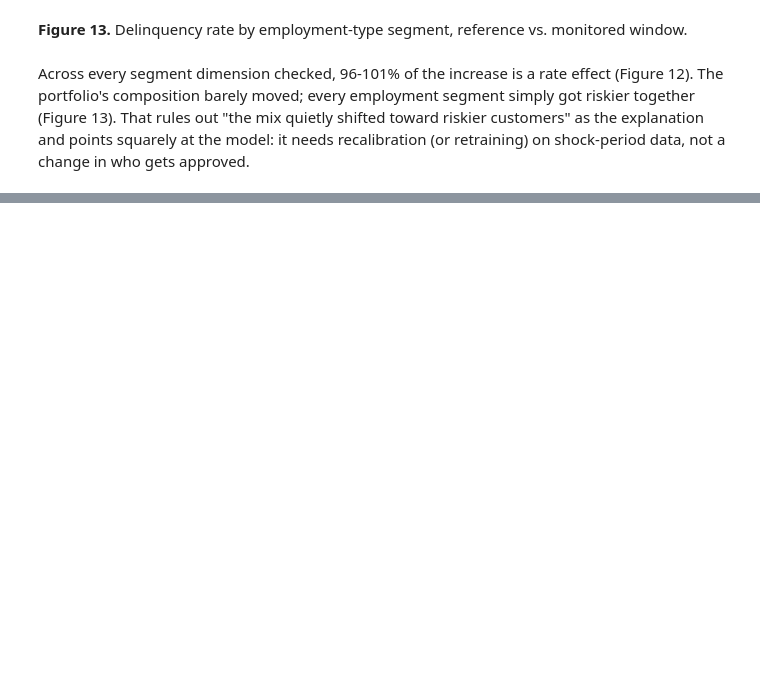
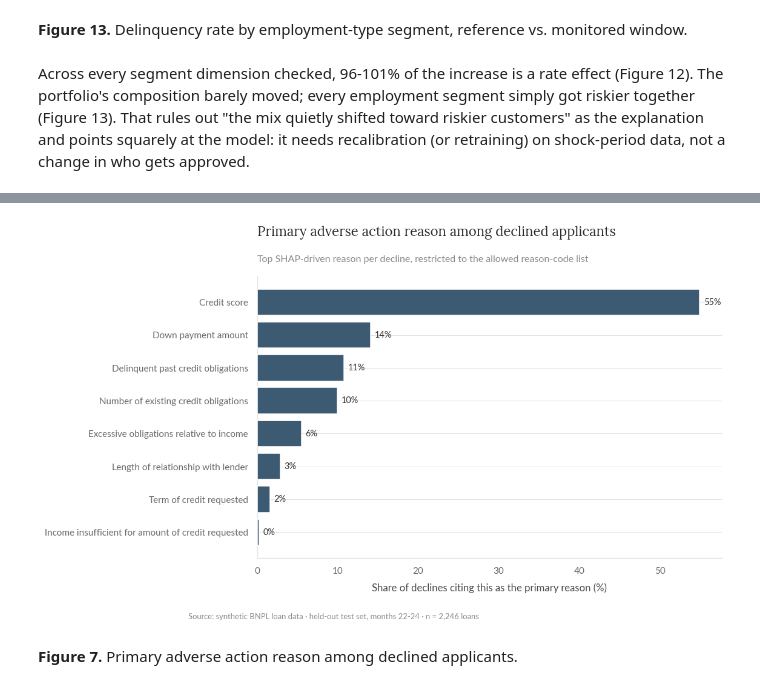
Before and after one commit to gus-morales/work-showcase, a Jupyter notebook: projects/01-delinquency-risk-model/notebooks/01_delinquency_risk_model.ipynb, the cells around one changed output, grey strips where cells are left out. Cells and saved outputs as stored; diff of their text form; code cells hidden in the pictures; blank space fills up the shorter version.

```diff
--- a/projects/01-delinquency-risk-model/notebooks/01_delinquency_risk_model.ipynb
+++ b/projects/01-delinquency-risk-model/notebooks/01_delinquency_risk_model.ipynb
@@ -595,0 +646,13 @@ Across every segment dimension checked, 96-101% of the increase is a rate effect
+# %%
+declined_mask = ~approved
+labels = [reason_label(f) for f in feature_names]
+allowed_idx = [i for i, lab in enumerate(labels) if lab is not None]
+
+declined_values = shap_values.values[declined_mask][:, allowed_idx]
+declined_labels = [labels[i] for i in allowed_idx]
+top_reasons = [top_reasons_from_shap_row(row, declined_labels, top_n=3) for row in declined_values]
+
+top1_counts = pd.Series([r[0] for r in top_reasons if r]).value_counts()
+n_declined = int(declined_mask.sum())
+print(f"{n_declined:,} declined applicants")
+(top1_counts / n_declined).round(3)
@@ -595,0 +670,15 @@ Across every segment dimension checked, 96-101% of the increase is a rate effect
+# %%
+fig, ax = plt.subplots(figsize=(9, 5.5))
+counts = top1_counts.sort_values(ascending=True)
+ax.barh(counts.index, counts.values / n_declined * 100, color=SLATE, zorder=3)
+for i, v in enumerate(counts.values):
+    ax.text(v / n_declined * 100 + 0.5, i, f"{v/n_declined:.0%}", va="center", fontsize=9.5, color="#333")
+style_ax(ax, title="Primary adverse action reason among declined applicants",
+         subtitle="Top SHAP-driven reason per decline, restricted to the allowed reason-code list",
+         xlabel="Share of declines citing this as the primary reason (%)")
+add_footnote(fig, SOURCE_TEST)
+plt.show()
+# %% [output]
+[figure, added]
+# %% [markdown]
+**Figure 7.** Primary adverse action reason among declined applicants.
```
Also changed, not shown: parts of 10 cells of this notebook, 9 other files.
